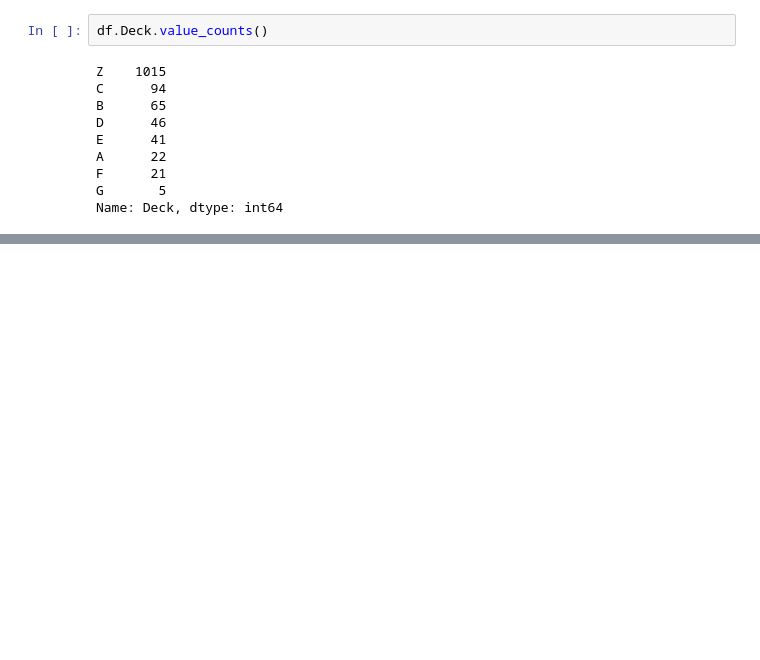
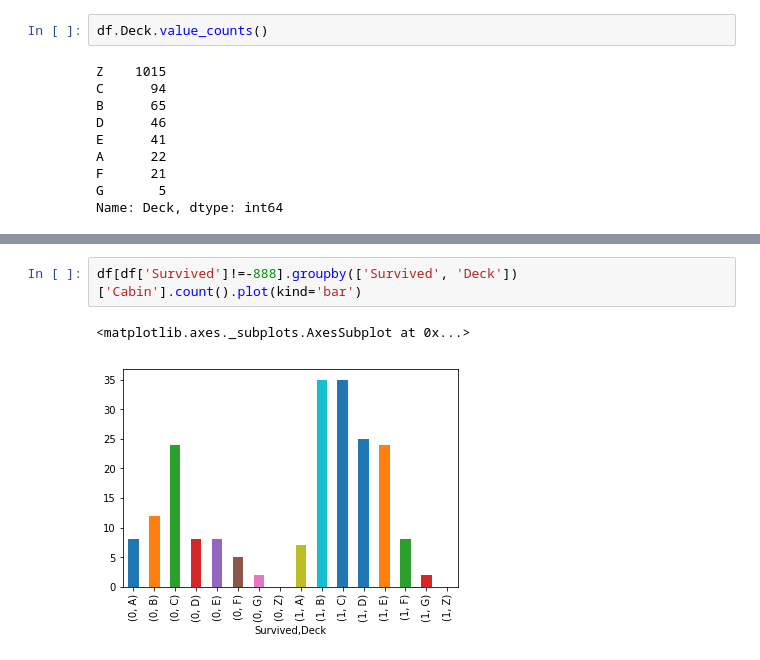
Before and after one commit to knair99/TitanicKaggleChallenge, a Jupyter notebook: titanic/notebooks/exploratory analysis of data.ipynb, the cells around one changed output, grey strips where cells are left out. Saved outputs shown, nothing was run; the diff lists cells and outputs as text; blank space fills up the shorter version.

```diff
--- a/titanic/notebooks/exploratory analysis of data.ipynb
+++ b/titanic/notebooks/exploratory analysis of data.ipynb
@@ -601,3 +601,8 @@ pd.crosstab(df[df.Survived != -888].Survived, df[df.Survived != -888].Deck).plot
 | Survived |  |  |  |  |  |  |  |  |
 | 0 | 8 | 12 | 24 | 8 | 8 | 5 | 2 | 482 |
 | 1 | 7 | 35 | 35 | 25 | 24 | 8 | 2 | 206 |
+# %%
+df[df['Survived']!=-888].groupby(['Survived', 'Deck'])['Cabin'].count().plot(kind='bar')
+# %% [output]
+<matplotlib.axes._subplots.AxesSubplot at 0x...>
+[figure, added]
```
Also changed, not shown: parts of 1 cell of this notebook.
